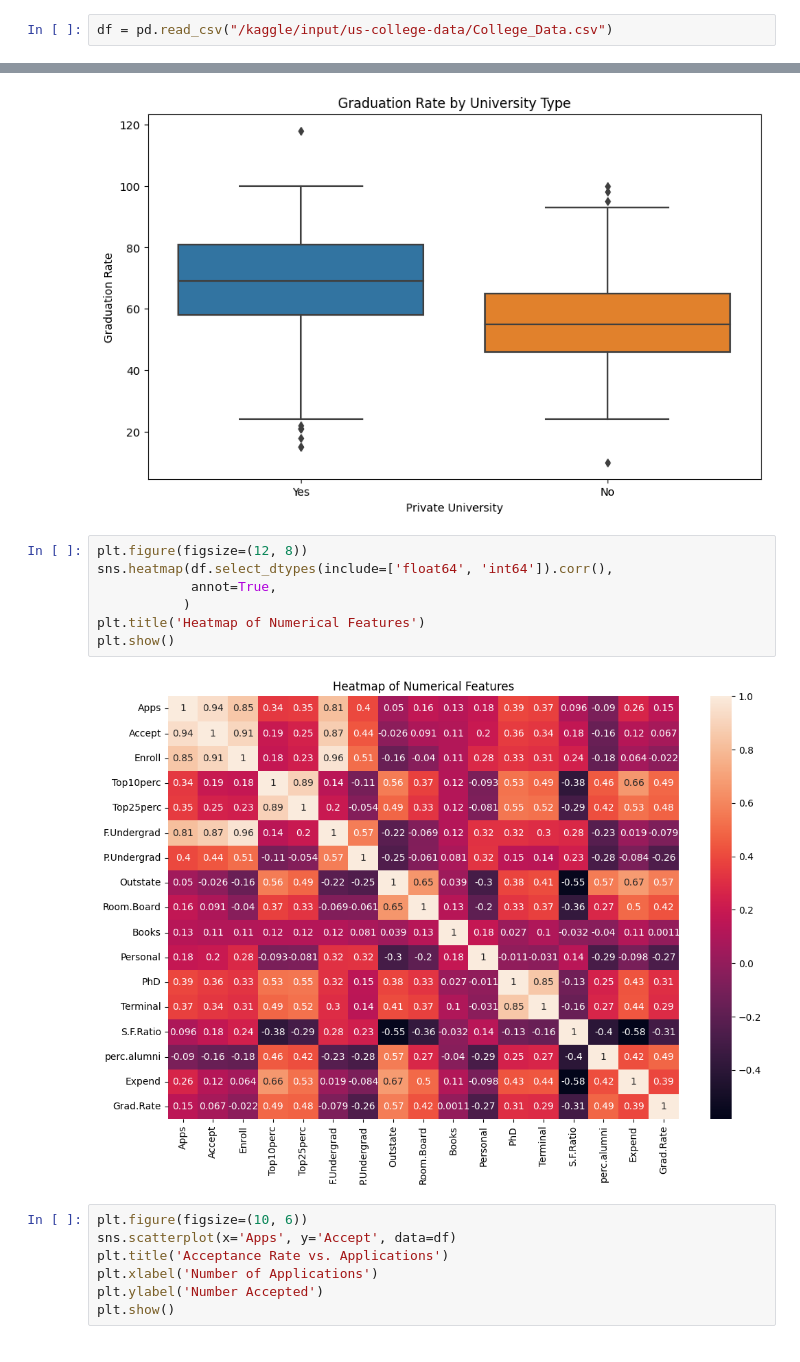
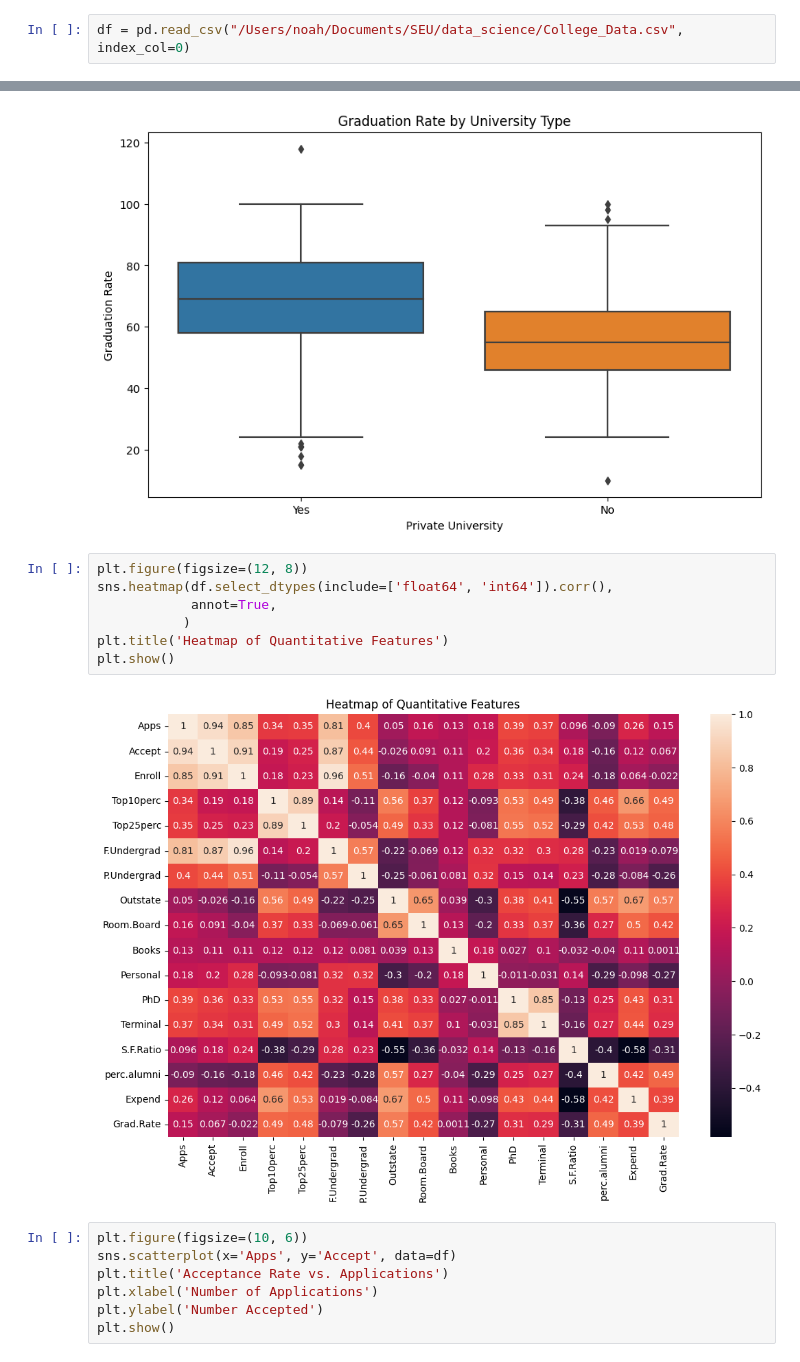
Before and after one commit to njgrimes/college-data-EDA, a Jupyter notebook: noah-college-data-EDA.ipynb, the cells around one changed output, grey strips where cells are left out. Saved outputs shown, nothing was run; the diff lists cells and outputs as text.

```diff
--- a/noah-college-data-EDA.ipynb
+++ b/noah-college-data-EDA.ipynb
@@ -12,5 +5,5 @@ import seaborn as sns
 # %%
-df = pd.read_csv("/kaggle/input/us-college-data/College_Data.csv")
+df = pd.read_csv("/Users/noah/Documents/SEU/data_science/College_Data.csv", index_col=0)
 # %%
 df.head()
 # %% [output]
@@ -77,12 +70,12 @@ plt.show()
 # %%
 plt.figure(figsize=(12, 8))
 sns.heatmap(df.select_dtypes(include=['float64', 'int64']).corr(),
             annot=True,
            )
-plt.title('Heatmap of Numerical Features')
+plt.title('Heatmap of Quantitative Features')
 plt.show()
 # %% [output]
-[figure, old version]
+[figure, new version]
 # %%
 plt.figure(figsize=(10, 6))
 sns.scatterplot(x='Apps', y='Accept', data=df)
```
Also changed, not shown: parts of 4 cells of this notebook.
